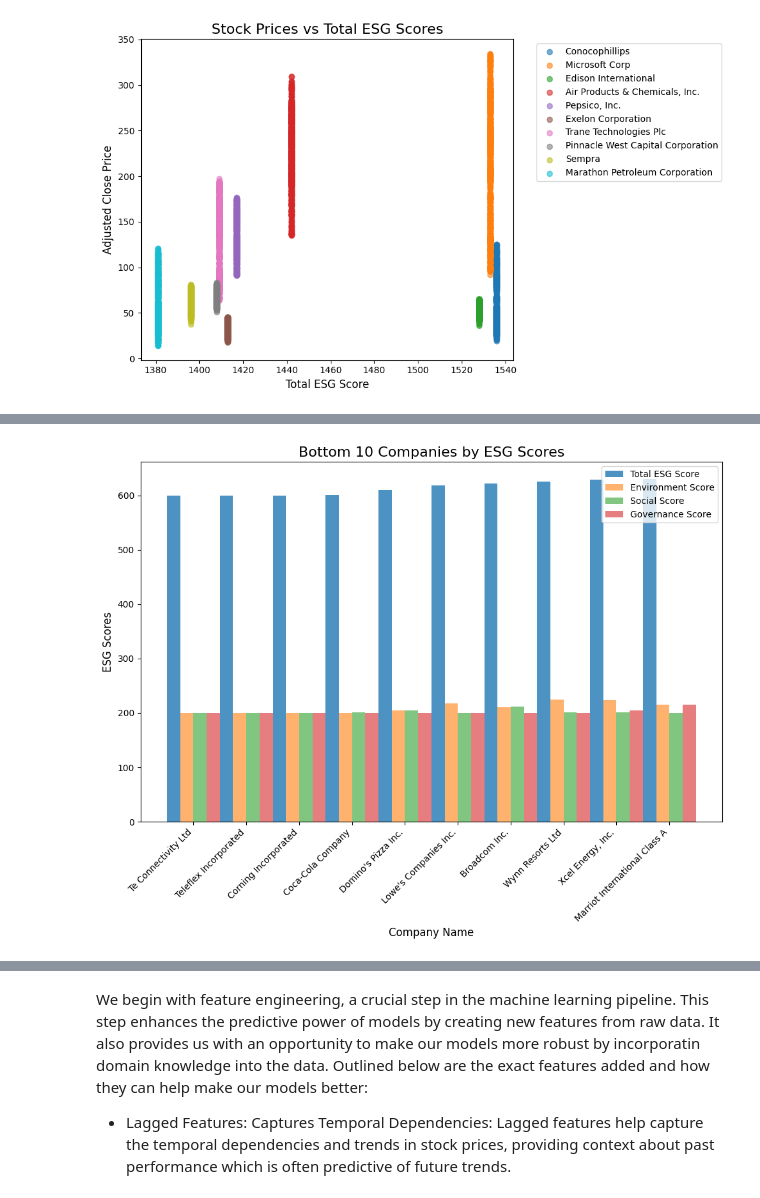
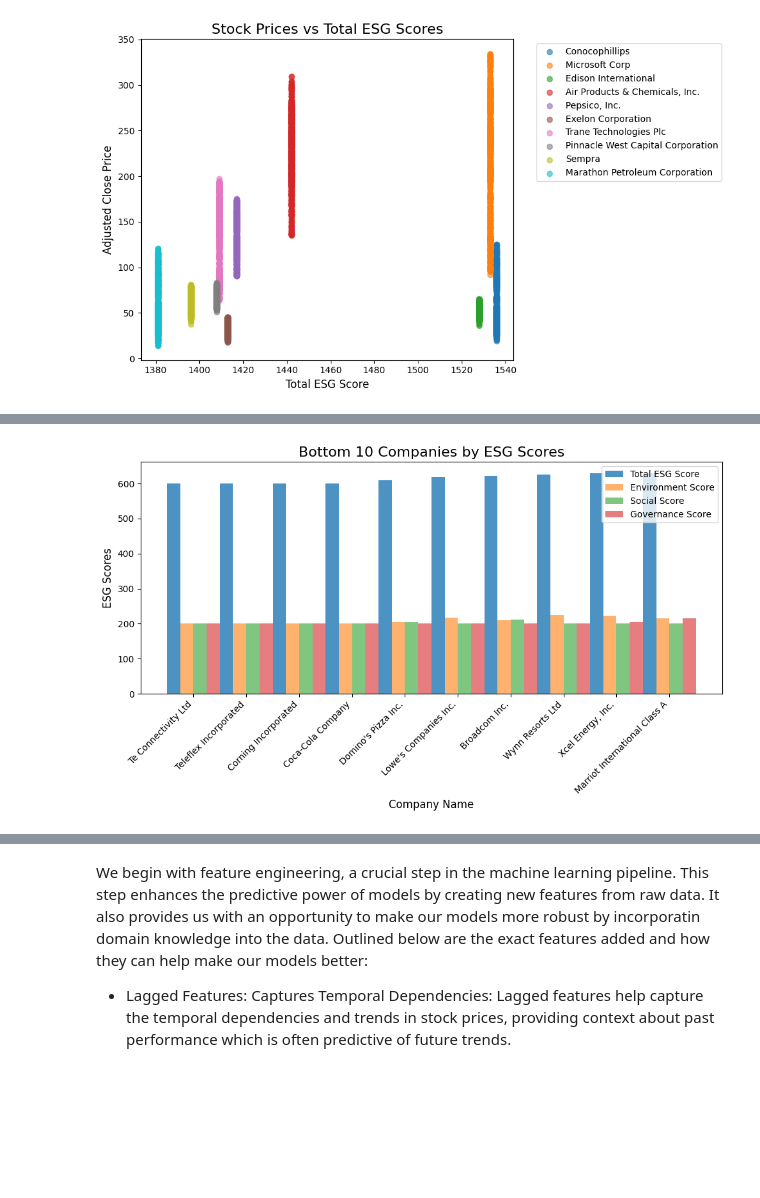
Before and after one commit to JacquelynGarcia/ESGStockPredictor, a Jupyter notebook: FinalProject_Group025_FA24_with_changes.ipynb, the cells around one changed output, grey strips where cells are left out. Saved outputs shown, nothing was run; the diff lists cells and outputs as text; code cells hidden in the pictures; blank space fills up the shorter version.

```diff
--- a/FinalProject_Group025_FA24_with_changes.ipynb
+++ b/FinalProject_Group025_FA24_with_changes.ipynb
@@ -400,26 +398,26 @@ plt.show()
 # %%
 # Comparative scores for Bottom 10 ESG Scores Companies
 bottom_10_companies = agg_data.sort_values(by="total_score", ascending=True).head(10)
 
-plt.figure(figsize=(10, 8))
+plt.figure(figsize=(10, 6))
 bar_width = 0.25
 
 positions = range(len(bottom_10_companies))
 
 plt.bar([p for p in positions], bottom_10_companies["total_score"], width=bar_width, label='Total ESG Score', alpha=0.8)
 plt.bar([p + bar_width for p in positions], bottom_10_companies["environment_score"], width=bar_width, label='Environment Score', alpha=0.6)
 plt.bar([p + 2 * bar_width for p in positions], bottom_10_companies["social_score"], width=bar_width, label='Social Score', alpha=0.6)
 plt.bar([p + 3 * bar_width for p in positions], bottom_10_companies["governance_score"], width=bar_width, label='Governance Score', alpha=0.6)
 
 # Labels and Title
 plt.xlabel("Company Name", fontsize=12)
 plt.ylabel("ESG Scores", fontsize=12)
 plt.title("Bottom 10 Companies by ESG Scores", fontsize=16)
 plt.xticks([p + 1.5 * bar_width for p in positions], bottom_10_companies["Name"], rotation=45, ha="right")
 plt.legend()
 plt.tight_layout()
 
 plt.show()
 # %% [output]
-[figure, old version]
+[figure, new version]
 # %%
```
Also changed, not shown: parts of 8 cells of this notebook.
